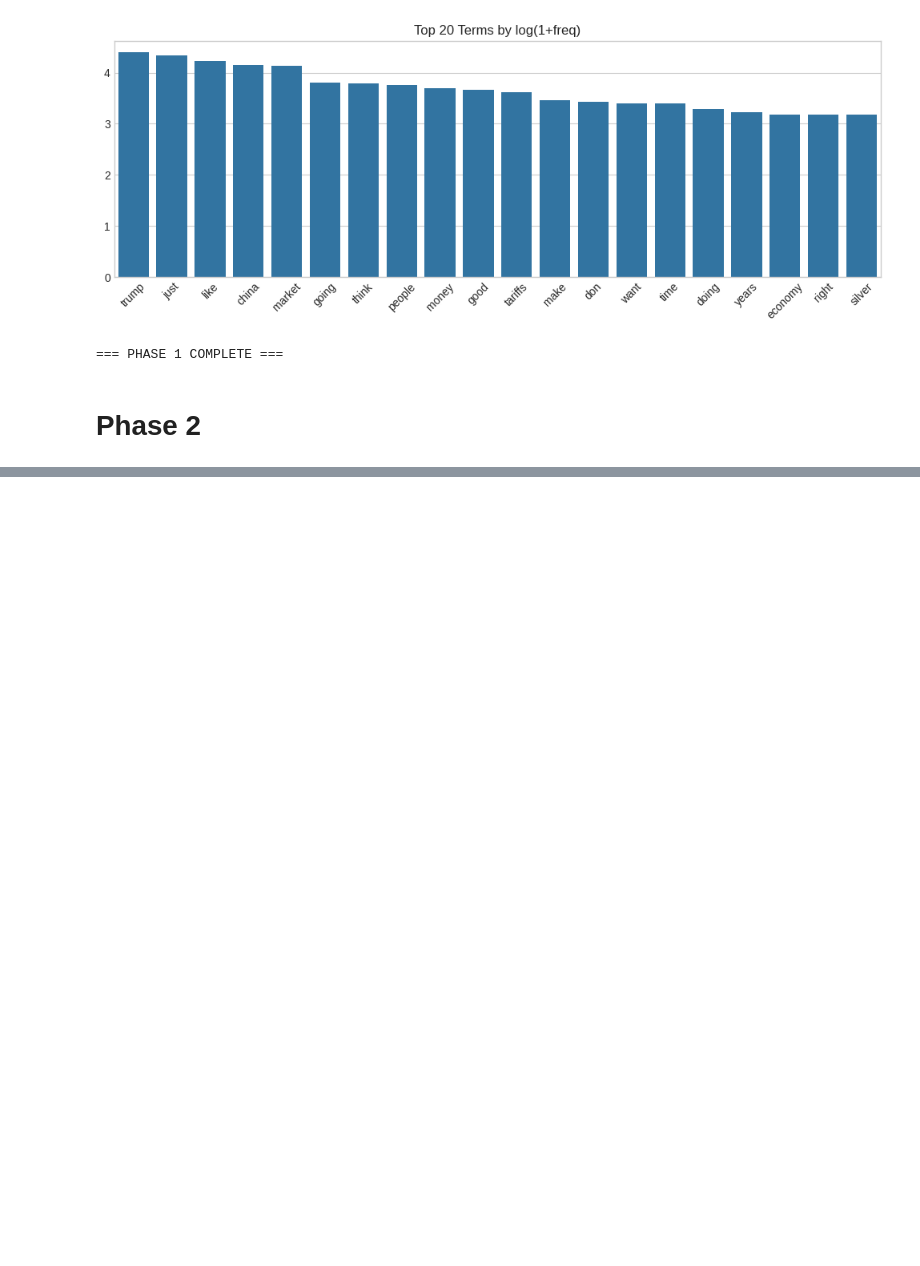
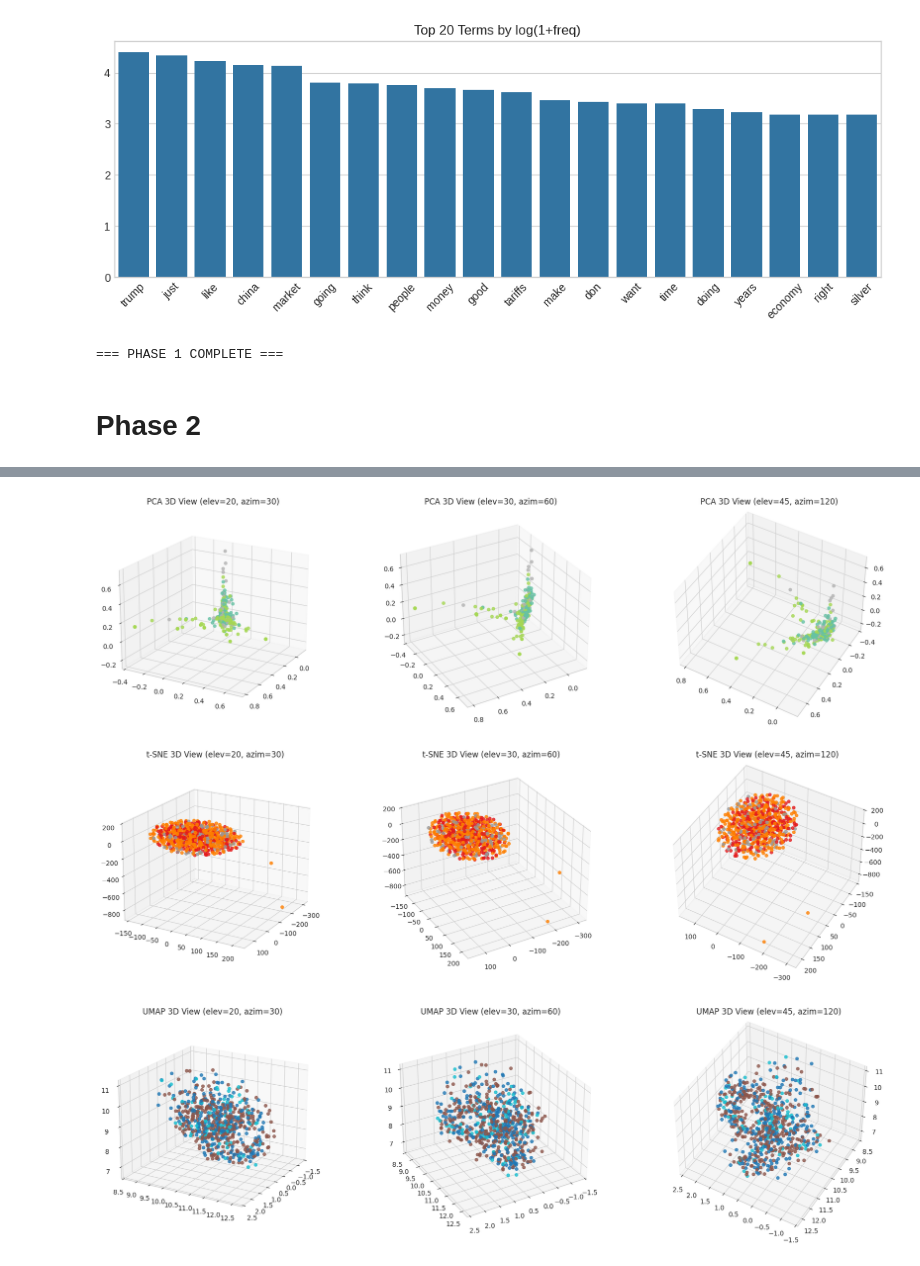
Before and after one commit to THH1118/DM2025-Lab1-Exercise, a Jupyter notebook: DM2025-Lab1-Homework.ipynb, the cells around one changed output, grey strips where cells are left out. Cells and saved outputs as stored; diff of their text form; code cells hidden in the pictures; blank space fills up the shorter version.

```diff
--- a/DM2025-Lab1-Homework.ipynb
+++ b/DM2025-Lab1-Homework.ipynb
@@ -655,0 +1039,76 @@ Doc count  : 661
+# %%
+# ==========================================================
+#3D（PCA / t-SNE / UMAP）
+
+# ==========================================================
+
+from mpl_toolkits.mplot3d import Axes3D
+from sklearn.decomposition import PCA
+from sklearn.manifold import TSNE
+import umap.umap_ as umap
+import matplotlib.pyplot as plt
+import numpy as np
+import seaborn as sns
+
+sns.set_style("whitegrid")
+
+
+df_sample['target'] = df_sample['label']
+
+
+y_for_vis = np.array(df_sample['target'].iloc[:n_sample])
+
+# ==========================================================
+#PCA (3D)
+# ==========================================================
+pca_3d = PCA(n_components=3, random_state=42)
+X_pca_3d = pca_3d.fit_transform(X_for_vis.toarray())
+
+fig = plt.figure(figsize=(18,5))
+angles = [(20,30), (30,60), (45,120)]
+for i, (elev, azim) in enumerate(angles, 1):
+    ax = fig.add_subplot(1, 3, i, projection='3d')
+    sc = ax.scatter(X_pca_3d[:,0], X_pca_3d[:,1], X_pca_3d[:,2],
+                    c=y_for_vis, cmap='Set2', s=20, alpha=0.8)
+    ax.set_title(f"PCA 3D View (elev={elev}, azim={azim})")
+    ax.view_init(elev=elev, azim=azim)
+plt.tight_layout()
+plt.show()
+
+# ==========================================================
+#t-SNE (3D)
+# ==========================================================
+tsne_3d = TSNE(n_components=3, perplexity=30, random_state=42, init='random', n_iter=1500)
+X_tsne_3d = tsne_3d.fit_transform(X_for_vis.toarray())
+
+fig = plt.figure(figsize=(18,5))
+angles = [(20,30), (30,60), (45,120)]
+for i, (elev, azim) in enumerate(angles, 1):
+    ax = fig.add_subplot(1, 3, i, projection='3d')
+    sc = ax.scatter(X_tsne_3d[:,0], X_tsne_3d[:,1], X_tsne_3d[:,2],
+                    c=y_for_vis, cmap='Set1', s=20, alpha=0.8)
+    ax.set_title(f"t-SNE 3D View (elev={elev}, azim={azim})")
+    ax.view_init(elev=elev, azim=azim)
+plt.tight_layout()
+plt.show()
+
+# ==========================================================
+#UMAP (3D)
+# ==========================================================
+umap_model_3d = umap.UMAP(n_components=3, random_state=42, n_neighbors=15, min_dist=0.1)
+X_umap_3d = umap_model_3d.fit_transform(X_for_vis)
+
+fig = plt.figure(figsize=(18,5))
+angles = [(20,30), (30,60), (45,120)]
+for i, (elev, azim) in enumerate(angles, 1):
+    ax = fig.add_subplot(1, 3, i, projection='3d')
+    sc = ax.scatter(X_umap_3d[:,0], X_umap_3d[:,1], X_umap_3d[:,2],
+                    c=y_for_vis, cmap='tab10', s=20, alpha=0.8)
+    ax.set_title(f"UMAP 3D View (elev={elev}, azim={azim})")
+    ax.view_init(elev=elev, azim=azim)
+plt.tight_layout()
+plt.show()
+# %% [output]
+[figure, added]
+[figure, added]
+[figure, added]
```
Also changed, not shown: parts of 31 cells of this notebook.
